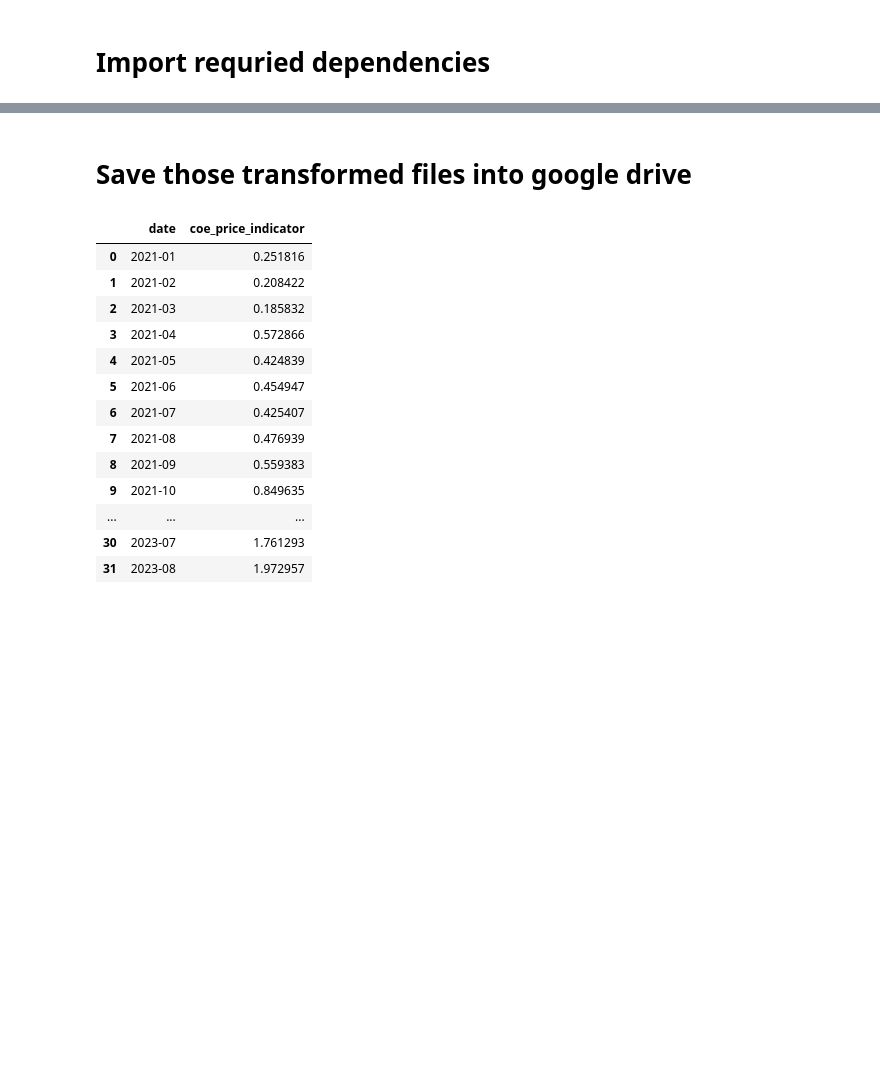
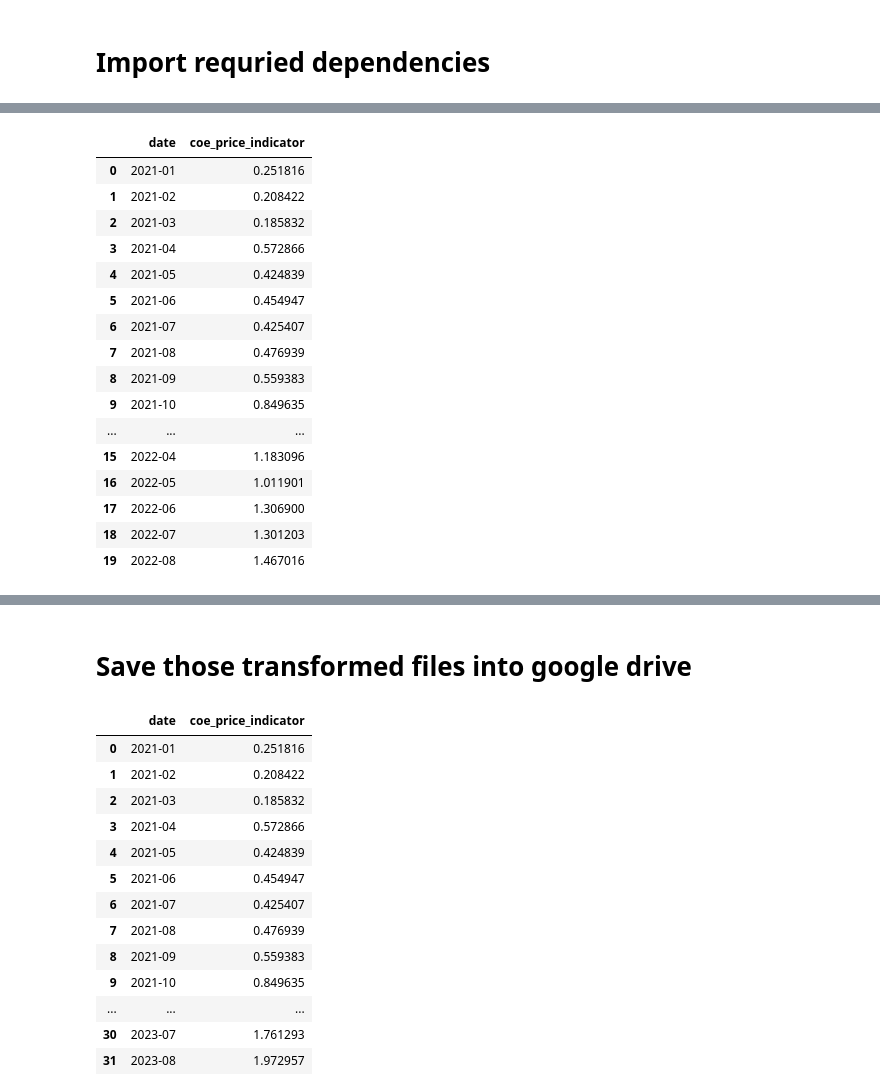
Before and after one commit to ParasharaRamesh/Home-sweet-home, a Jupyter notebook: data/analysis/auxillary datasets/Get Economic Indicators from aux data.ipynb, the cells around one changed output, grey strips where cells are left out. Saved outputs shown, nothing was run; the diff lists cells and outputs as text; code cells hidden in the pictures; blank space fills up the shorter version.

```diff
--- a/data/analysis/auxillary datasets/Get Economic Indicators from aux data.ipynb
+++ b/data/analysis/auxillary datasets/Get Economic Indicators from aux data.ipynb
@@ -25,0 +160,20 @@ coe_out_path = f"{transformed_dataset_path}/sg-coe-prices.csv"
+# %%
+merged_df.head(20)
+# %% [output]
+|  | date | coe_price_indicator |
+| 0 | 2021-01 | 0.251816 |
+| 1 | 2021-02 | 0.208422 |
+| 2 | 2021-03 | 0.185832 |
+| 3 | 2021-04 | 0.572866 |
+| 4 | 2021-05 | 0.424839 |
+| 5 | 2021-06 | 0.454947 |
+| 6 | 2021-07 | 0.425407 |
+| 7 | 2021-08 | 0.476939 |
+| 8 | 2021-09 | 0.559383 |
+| 9 | 2021-10 | 0.849635 |
+| ... | ... | ... |
+| 15 | 2022-04 | 1.183096 |
+| 16 | 2022-05 | 1.011901 |
+| 17 | 2022-06 | 1.306900 |
+| 18 | 2022-07 | 1.301203 |
+| 19 | 2022-08 | 1.467016 |
```
Also changed, not shown: parts of 20 cells of this notebook, 2 other files.
